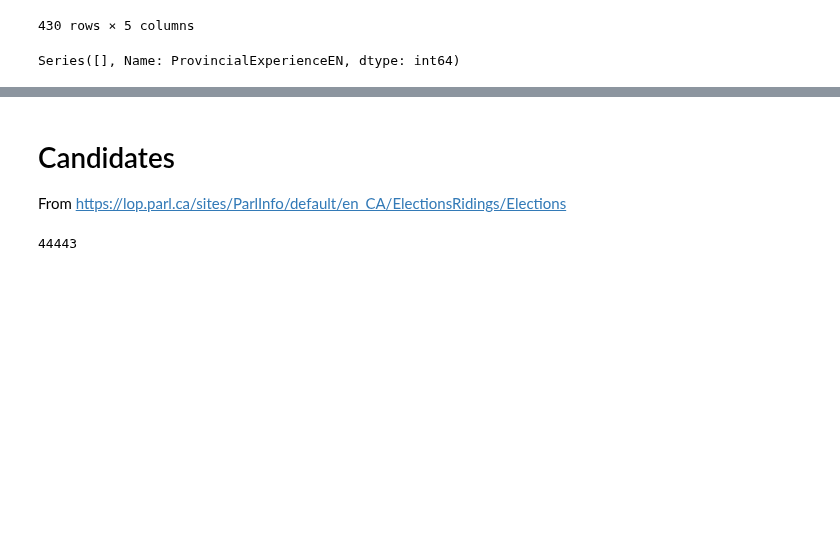
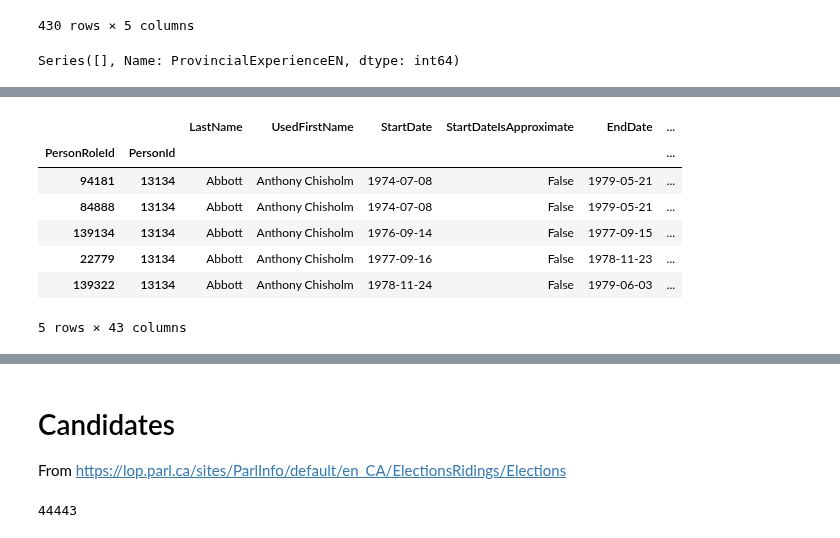
Before and after one commit to nedgar/parleh, a Jupyter notebook: notebooks/Parliamentary data.ipynb, the cells around one changed output, grey strips where cells are left out. Drawn from its saved outputs; the diff is of its cells as text; code cells hidden in the pictures; blank space fills up the shorter version.

```diff
--- a/notebooks/Parliamentary data.ipynb
+++ b/notebooks/Parliamentary data.ipynb
@@ -459,4 +436,15 @@ Classes                   53515
 dtype: int64
+# %%
+df.head()
+# %% [output]
+|  |  | LastName | UsedFirstName | StartDate | StartDateIsApproximate | EndDate | ... |
+| PersonRoleId | PersonId |  |  |  |  |  | ... |
+| 94181 | 13134 | Abbott | Anthony Chisholm | 1974-07-08 | False | 1979-05-21 | ... |
+| 84888 | 13134 | Abbott | Anthony Chisholm | 1974-07-08 | False | 1979-05-21 | ... |
+| 139134 | 13134 | Abbott | Anthony Chisholm | 1976-09-14 | False | 1977-09-15 | ... |
+| 22779 | 13134 | Abbott | Anthony Chisholm | 1977-09-16 | False | 1978-11-23 | ... |
+| 139322 | 13134 | Abbott | Anthony Chisholm | 1978-11-24 | False | 1979-06-03 | ... |
+5 rows × 43 columns
 # %%
 df = extract_roles('MunicipalExperience')
 path = os.path.join(people_dir, 'municipal_experience.csv')
```
Also changed, not shown: parts of 26 cells of this notebook, 10 other files.
